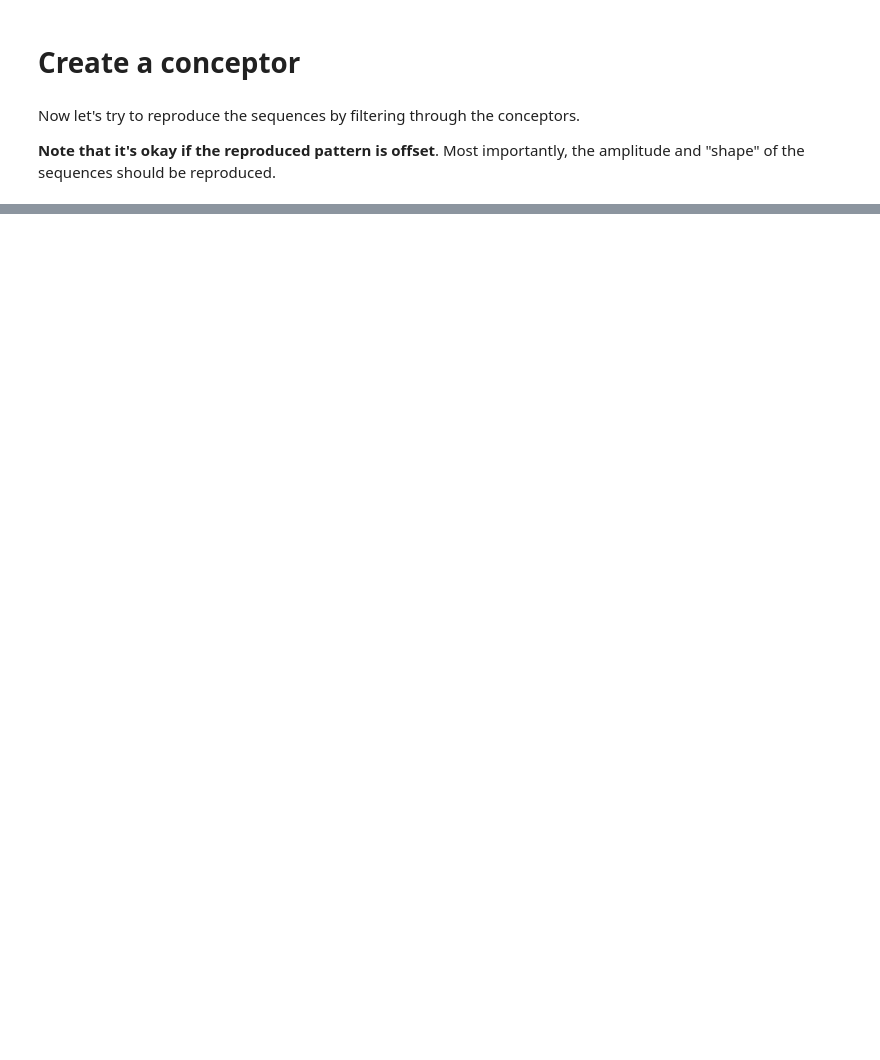
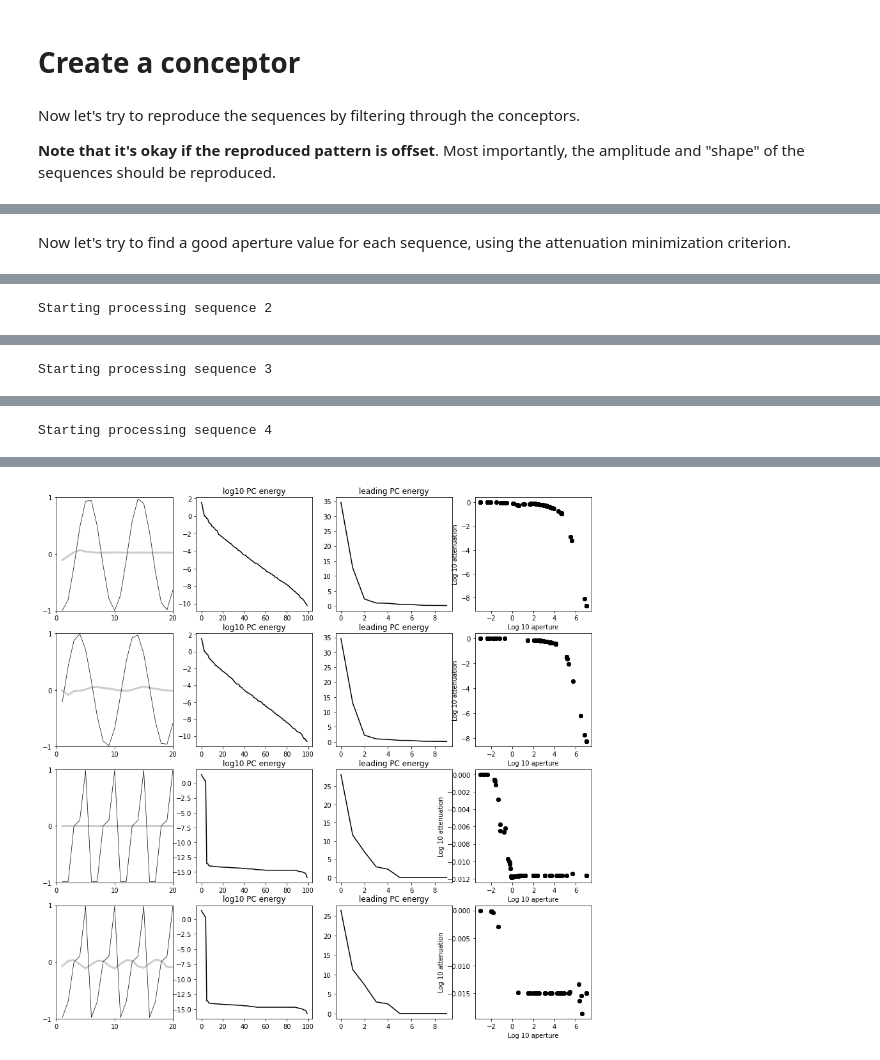
Before and after one commit to HugoChateauLaurent/Jaeger2014_reproduction, a Jupyter notebook: four_seq_conceptors.ipynb, the cells around one changed output, grey strips where cells are left out. Cells and saved outputs as stored; diff of their text form; code cells hidden in the pictures; blank space fills up the shorter version.

```diff
--- a/four_seq_conceptors.ipynb
+++ b/four_seq_conceptors.ipynb
@@ -176,0 +214,71 @@ plt.show()
+# %% [markdown]
+Now let's try to find a good aperture value for each sequence, using the attenuation minimization criterion.
+# %%
+test_states = np.zeros(test_states.shape)
+Y_pred = np.zeros(Y_pred.shape)
+
+W = loaded_reservoir.W
+b = reservoir.bias
+
+aperture_evaluations_log10_aperture = {k:[] for k in range(len(sequences))}
+aperture_evaluations_attenuation = {k:[] for k in range(len(sequences))}
+
+def attenuation(log10_aperture, sequence, X_0, W, b, i):
+    C,R = create_conceptor(sequence, warmup=500, aperture=10**log10_aperture, return_R=True)
+    X,Z = conceptor_run(C, X_0, W, b, 500)
+    resulting_attenuation = np.mean(np.linalg.norm((Z-X), axis=1)**2)/np.mean(np.linalg.norm(Z, axis=1)**2)
+
+#     print("log10_aperture:", log10_aperture, "->", np.log10(resulting_attenuation))
+    aperture_evaluations_log10_aperture[i].append(log10_aperture)
+    aperture_evaluations_attenuation[i].append(resulting_attenuation)
+
+    return resulting_attenuation
+
+
+fig, axes = plt.subplots(nrows=len(sequences), ncols=4, figsize=(15,15))
+for i in range(len(sequences)):
+
+    print("Starting processing sequence", i+1)
+
+    # create conceptor
+    minimizer_kwargs = {
+        "method": "L-BFGS-B",
+        "args": (X[i], X[i,500], W, b, i),
+        "bounds": ((-3,7),)
+#         "bounds": ((-2,4),)
+    }
+    results = basinhopping(
+        attenuation,
+        2.1,
+        niter=20,
+        minimizer_kwargs=minimizer_kwargs,
+        stepsize=5
+    )
+    print(results)
+    C,R = create_conceptor(X[i,:,:], warmup=500, aperture=results["x"], return_R=True)
+
+    # compute filtered dynamics
+    test_states,_ = conceptor_run(C, X[i,500], W, b, 500)
+
+    # decode dynamics with readout
+    Y_pred = readout.run(test_states)
+
+    # plot singular values and signals
+    plot_sv(R, log=True, title="log10 PC energy", ax=axes[i,1], show=False)
+    if section:
+        plot_sv(R, log=False, title="leading PC energy", ax=axes[i,2], show=False, n_values=10)
+    else:
+        plot_sv(C, log=False, title="s", ax=axes[i,2], show=False)
+    plot_sequence(x, sequences[i][500:], show=False, ax=axes[i,0], color='black', linewidth=0.7)
+    plot_sequence(x, Y_pred, show=False, ax=axes[i,0], linewidth=3, alpha=.2, color='black')
+
+    axes[i,3].scatter(aperture_evaluations_log10_aperture[i], np.log10(aperture_evaluations_attenuation[i]), color='black')
+    axes[i,3].set_xlabel("Log 10 aperture")
+    axes[i,3].set_ylabel("Log 10 attenuation")
+    axes[i,3].plot(color='black')
+#     axes[i,3].set_ylim(-10,0)
+
+
+
+plt.show()
+# %% [output]
@@ -176,0 +303 @@ plt.show()
+Starting processing sequence 2
@@ -176,0 +321 @@ plt.show()
+Starting processing sequence 3
@@ -176,0 +339 @@ plt.show()
+Starting processing sequence 4
@@ -177,3 +357,4 @@ plt.show()
+[figure, added]
 # %% [markdown]
 From Jaeger (2014):
 ![image-2.png](attachment:image-2.png)
```
Also changed, not shown: parts of 8 cells of this notebook.
